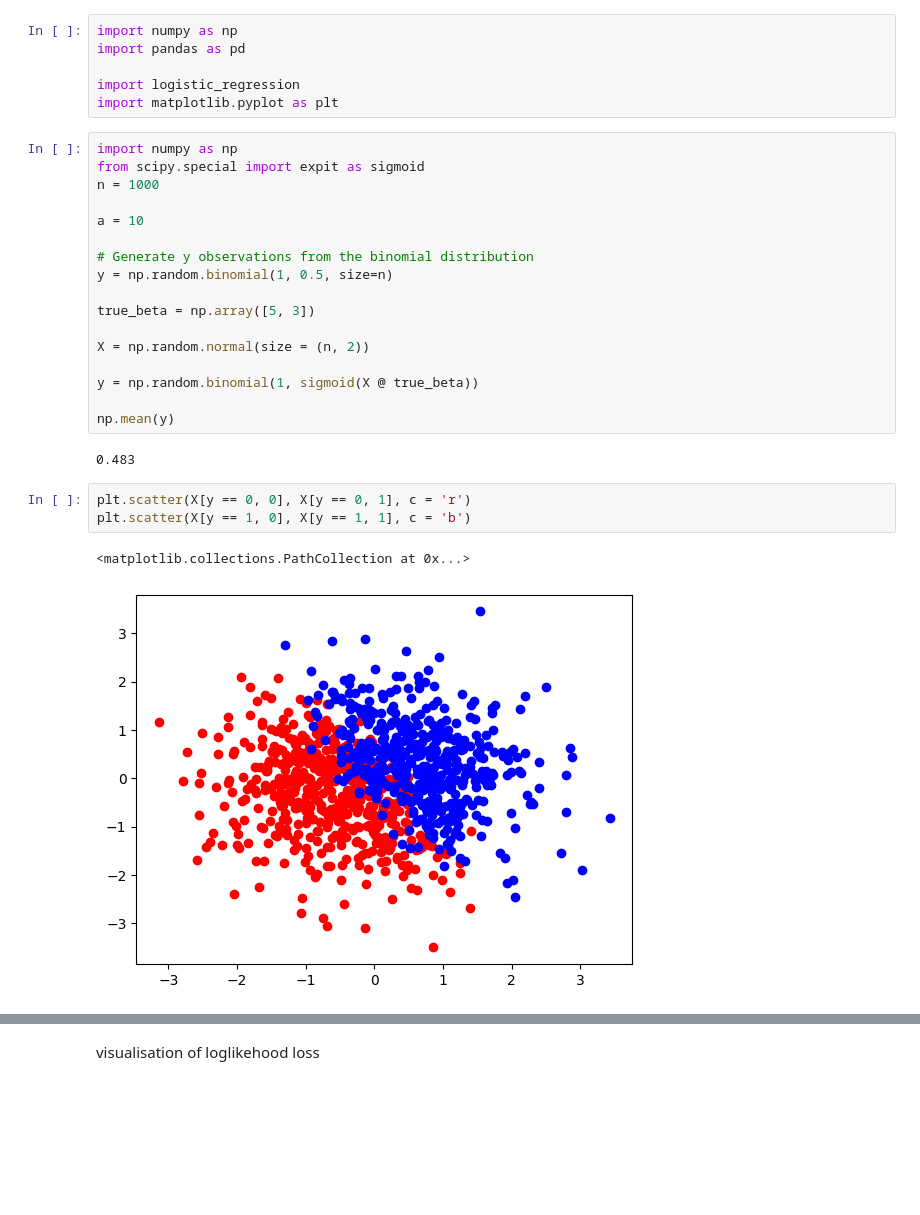
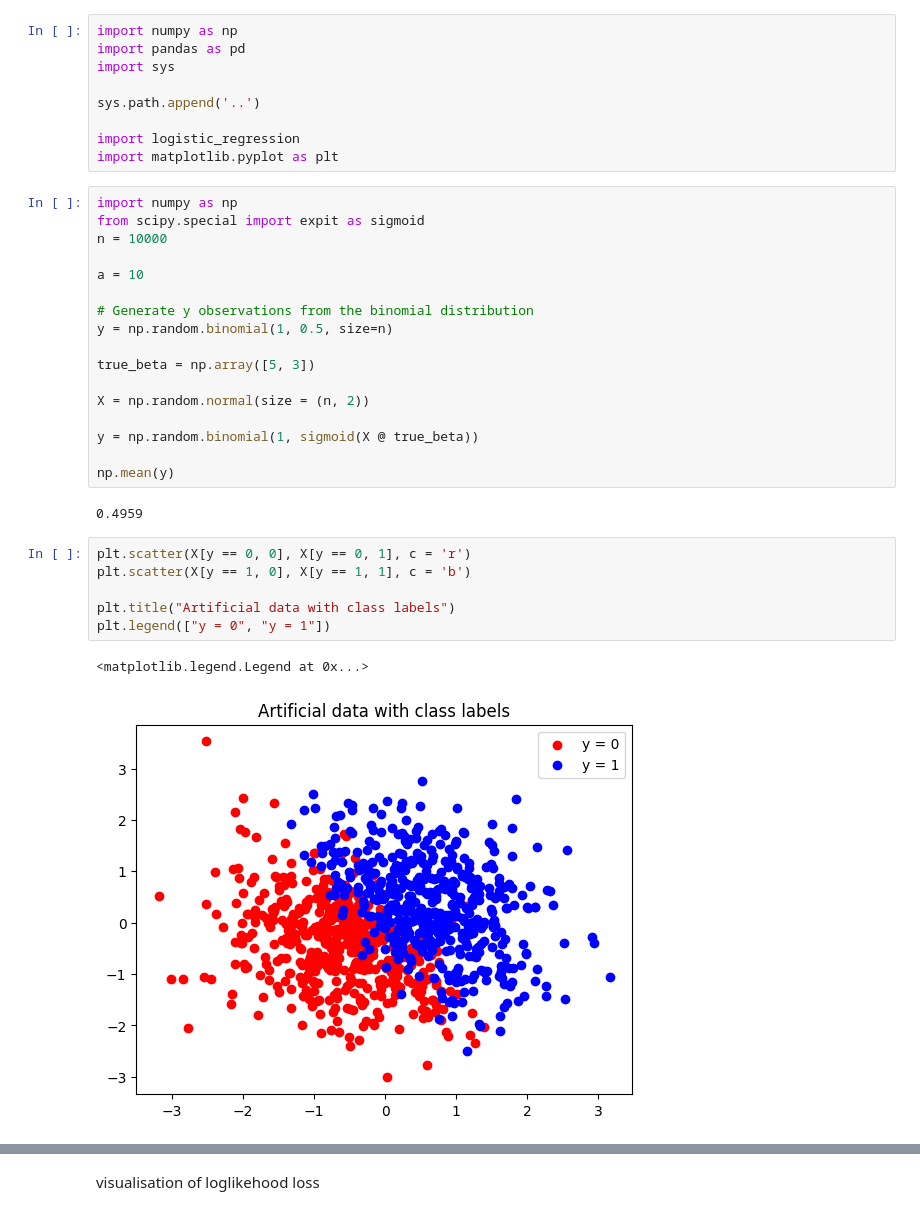
Before and after one commit to Fersoil/logistic_regression, a Jupyter notebook: helper_notebooks/tests.ipynb, the cells around one changed output, grey strips where cells are left out. Cells and saved outputs as stored; diff of their text form; blank space fills up the shorter version.

```diff
--- a/helper_notebooks/tests.ipynb
+++ b/helper_notebooks/tests.ipynb
@@ -1,13 +1,16 @@
 # %%
 import numpy as np
 import pandas as pd
+import sys
+
+sys.path.append('..')
 
 import logistic_regression
 import matplotlib.pyplot as plt
 # %%
 import numpy as np
 from scipy.special import expit as sigmoid
-n = 1000
+n = 10000
 
 a = 10
 
@@ -22,13 +25,16 @@ y = np.random.binomial(1, sigmoid(X @ true_beta))
 
 np.mean(y)
 # %% [output]
-0.483
+0.4959
 # %%
 plt.scatter(X[y == 0, 0], X[y == 0, 1], c = 'r')
 plt.scatter(X[y == 1, 0], X[y == 1, 1], c = 'b')
+
+plt.title("Artificial data with class labels")
+plt.legend(["y = 0", "y = 1"])
 # %% [output]
-<matplotlib.collections.PathCollection at 0x...>
+<matplotlib.legend.Legend at 0x...>
-[figure, old version]
+[figure, new version]
 # %%
 lr = logistic_regression.LogisticRegressor()
 
```
Also changed, not shown: parts of 3 cells of this notebook, 6 other files.
